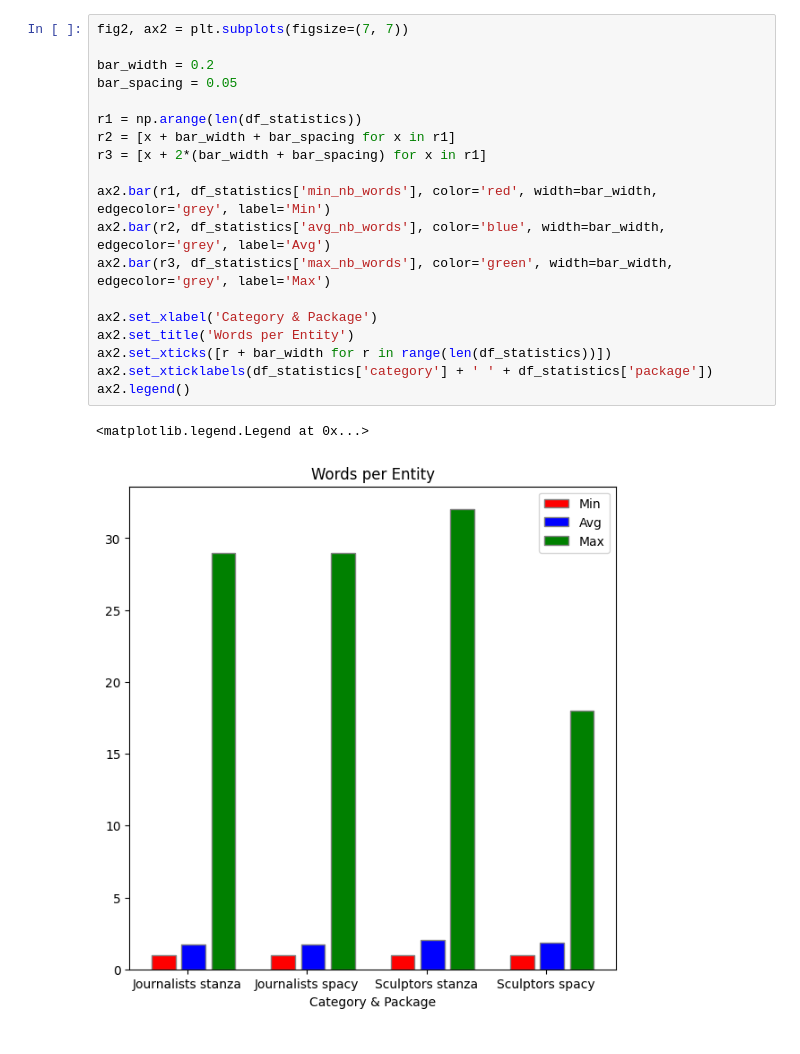
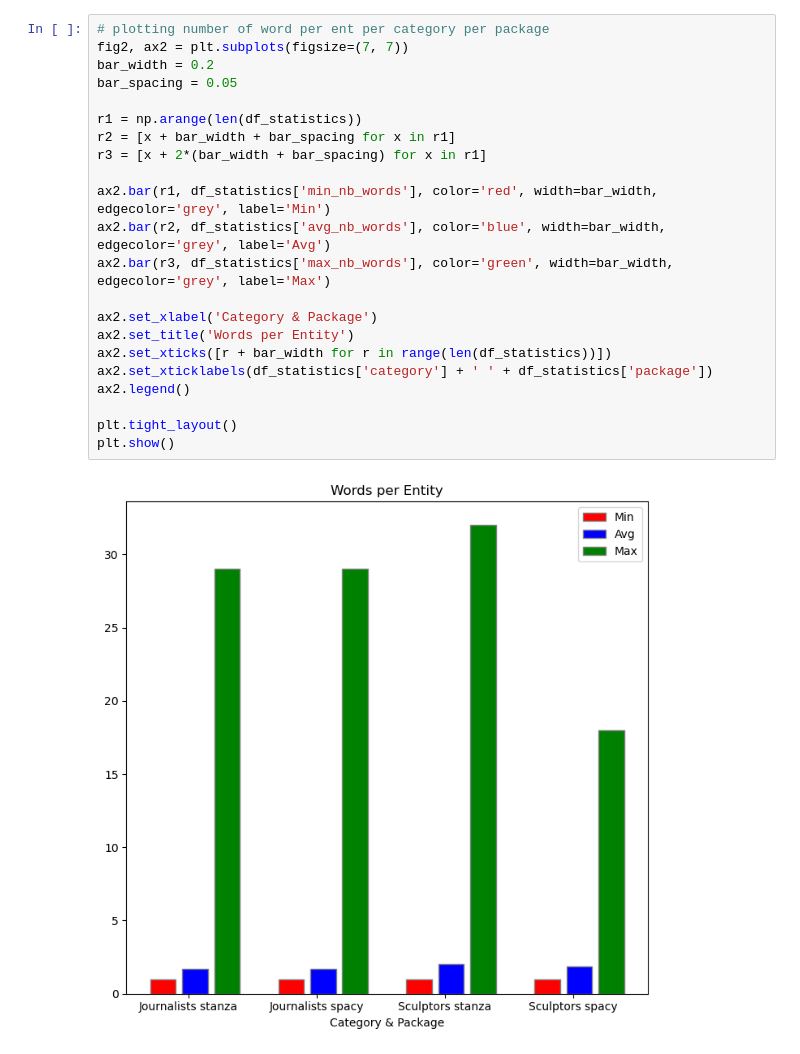
Before and after one commit to marinmss/m1-datascience-project, a Jupyter notebook: src/part2_named_entity_recognition.ipynb, the cells around one changed output. Cells and saved outputs as stored; diff of their text form.

```diff
--- a/src/part2_named_entity_recognition.ipynb
+++ b/src/part2_named_entity_recognition.ipynb
@@ -142,24 +160,26 @@ plt.show()
 # %% [output]
 [figure]
 # %%
+# plotting number of word per ent per category per package
 fig2, ax2 = plt.subplots(figsize=(7, 7))
-
 bar_width = 0.2
 bar_spacing = 0.05
 
 r1 = np.arange(len(df_statistics))
 r2 = [x + bar_width + bar_spacing for x in r1]
 r3 = [x + 2*(bar_width + bar_spacing) for x in r1]
 
 ax2.bar(r1, df_statistics['min_nb_words'], color='red', width=bar_width, edgecolor='grey', label='Min')
 ax2.bar(r2, df_statistics['avg_nb_words'], color='blue', width=bar_width, edgecolor='grey', label='Avg')
 ax2.bar(r3, df_statistics['max_nb_words'], color='green', width=bar_width, edgecolor='grey', label='Max')
 
 ax2.set_xlabel('Category & Package')
 ax2.set_title('Words per Entity')
 ax2.set_xticks([r + bar_width for r in range(len(df_statistics))])
 ax2.set_xticklabels(df_statistics['category'] + ' ' + df_statistics['package'])
 ax2.legend()
+
+plt.tight_layout()
+plt.show()
 # %% [output]
-<matplotlib.legend.Legend at 0x...>
-[figure, old version]
+[figure, new version]
```
Also changed, not shown: parts of 9 cells of this notebook.
